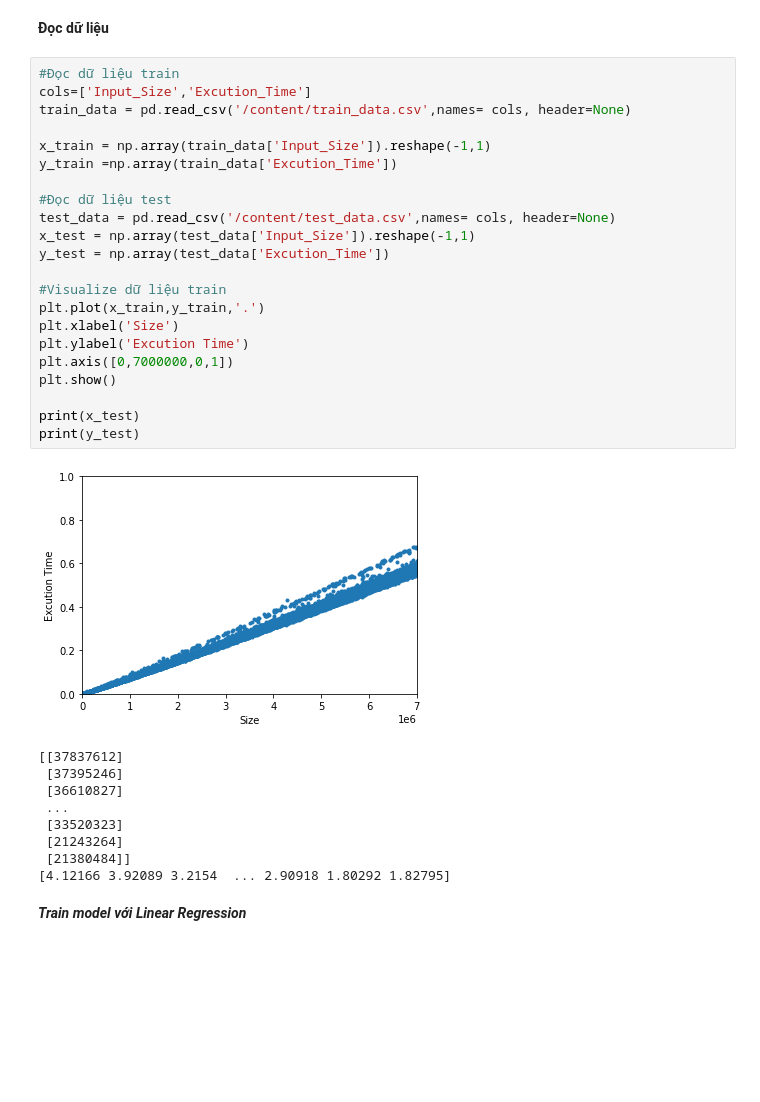
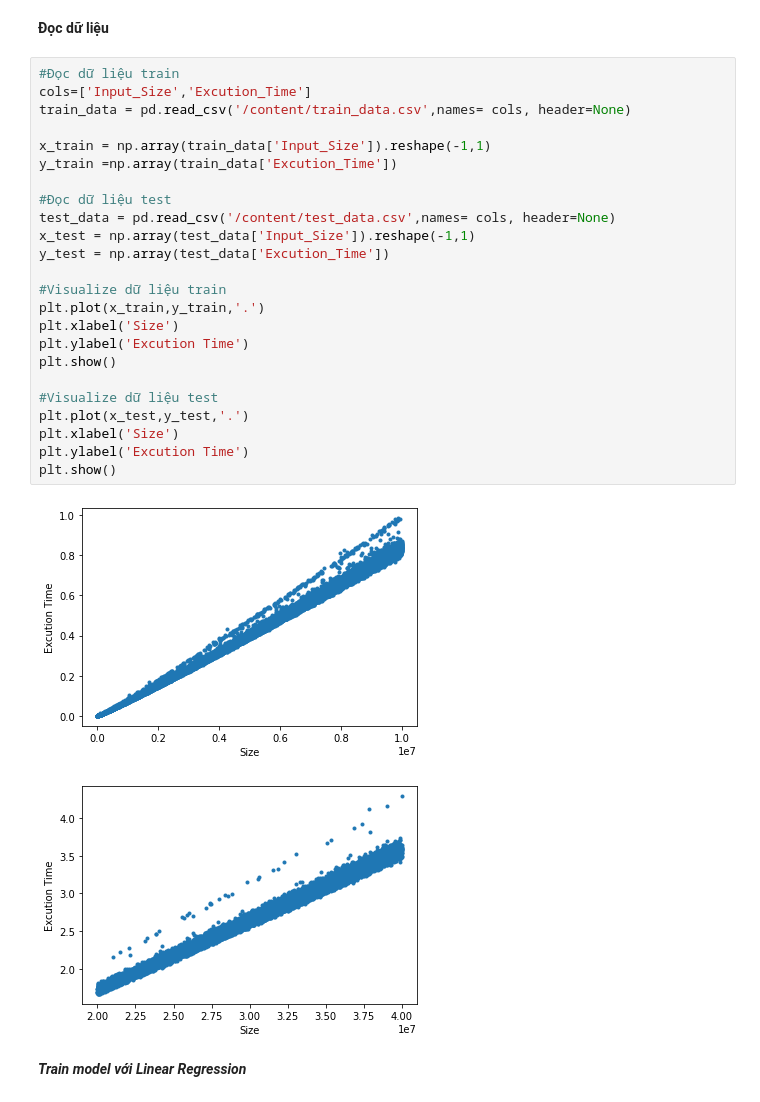
Before and after one commit to lvtp2705/CS114.L21.KHCL-1, a Jupyter notebook: ExecutionTimePredict.ipynb, the cells around one changed output. Saved outputs shown, nothing was run; the diff lists cells and outputs as text; blank space fills up the shorter version.

```diff
--- a/ExecutionTimePredict.ipynb
+++ b/ExecutionTimePredict.ipynb
@@ -13,35 +13,30 @@ from sklearn.metrics import mean_squared_error
 # %%
 #Đọc dữ liệu train
 cols=['Input_Size','Excution_Time']
 train_data = pd.read_csv('/content/train_data.csv',names= cols, header=None)
 
 x_train = np.array(train_data['Input_Size']).reshape(-1,1)
 y_train =np.array(train_data['Excution_Time'])
 
 #Đọc dữ liệu test
 test_data = pd.read_csv('/content/test_data.csv',names= cols, header=None)
 x_test = np.array(test_data['Input_Size']).reshape(-1,1)
 y_test = np.array(test_data['Excution_Time'])
 
 #Visualize dữ liệu train
 plt.plot(x_train,y_train,'.')
 plt.xlabel('Size')
 plt.ylabel('Excution Time')
-plt.axis([0,7000000,0,1])
 plt.show()
 
-print(x_test)
-print(y_test)
+#Visualize dữ liệu test
+plt.plot(x_test,y_test,'.')
+plt.xlabel('Size')
+plt.ylabel('Excution Time')
+plt.show()
 # %% [output]
-[figure, old version]
+[figure, new version]
-[[37837612]
- [37395246]
- [36610827]
- ...
- [33520323]
- [21243264]
- [21380484]]
-[4.12166 3.92089 3.2154  ... 2.90918 1.80292 1.82795]
+[figure, added]
 # %% [markdown]
 ***Train model với Linear Regression***
 # %%
```
Also changed, not shown: parts of 1 cell of this notebook.
